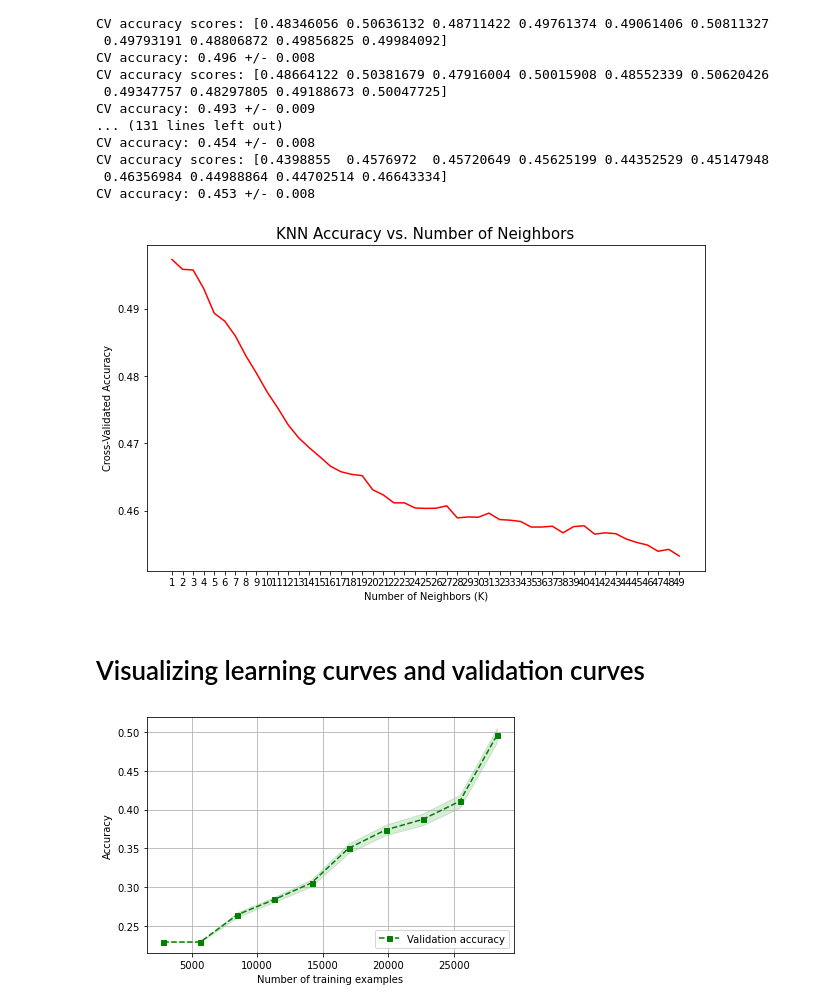
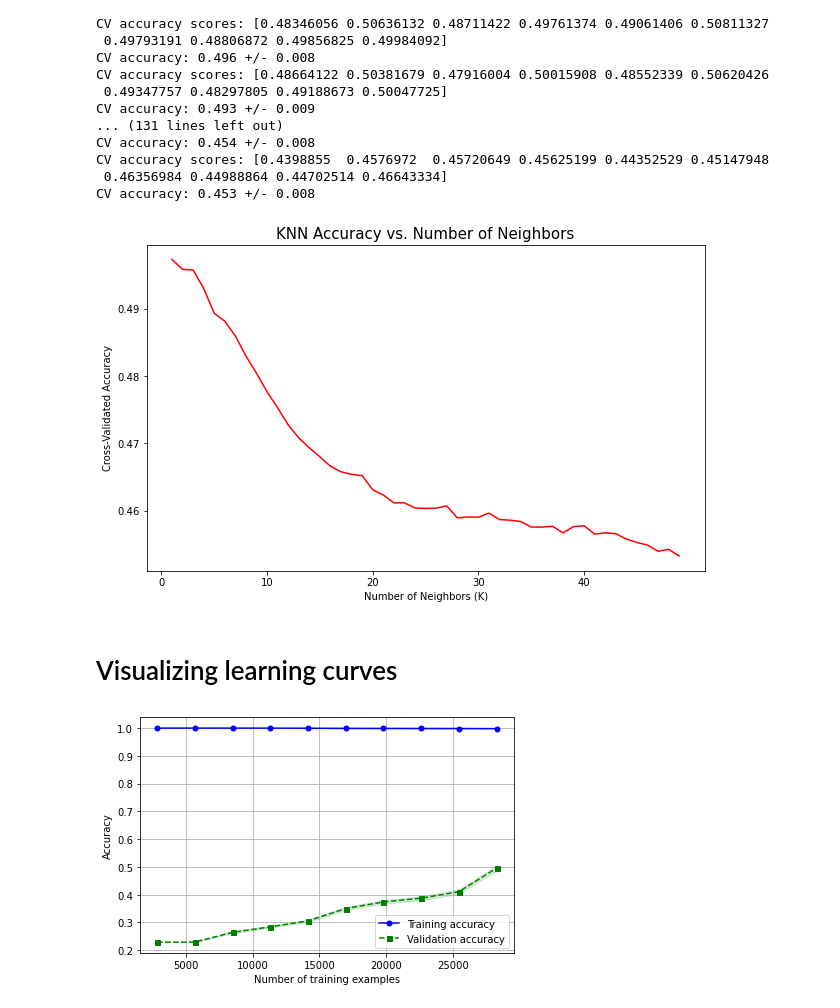
Before and after one commit to chikakoto/facial-expression-recognition, a Jupyter notebook: notebooks/5.0_KNN.ipynb, the cells around one changed output. Saved outputs shown, nothing was run; the diff lists cells and outputs as text; code cells hidden in the pictures.

Commit message:
Update KNN k-fold valification and learning curve

```diff
--- a/notebooks/5.0_KNN.ipynb
+++ b/notebooks/5.0_KNN.ipynb
@@ -1102,57 +1108,57 @@ CV accuracy scores: [0.4398855  0.4576972  0.45720649 0.45625199 0.44352529 0.45
 CV accuracy: 0.453 +/- 0.008
 # %%
 # Plot the cross-validated accuracy against n_neighbors parameter
-plt.figure(figsize=(15,6))
+plt.figure(figsize=(10,6))
 plt.plot(k_list, cv_scores, color = 'red')
 plt.title('KNN Accuracy vs. Number of Neighbors', size=15)
-plt.xticks(k_list)
+plt.xticks( range(0,50,10) )
 plt.xlabel('Number of Neighbors (K)')
 plt.ylabel('Cross-Validated Accuracy')
 plt.show()
 # %% [output]
-[figure, old version]
+[figure, new version]
 # %% [markdown]
-# Visualizing learning curves and validation curves
+# Visualizing learning curves
 # %%
 knn = KNN(n_neighbors=2, weights='distance', metric='minkowski')
 
 train_sizes, train_scores, test_scores =\
                 learning_curve(estimator=knn,
                                X=X_train,
                                y=y_train,
                                train_sizes=np.linspace(0.1, 1.0, 10),
                                cv=10,
                                n_jobs=1)
 
-# train_mean = np.mean(train_scores, axis=1)
-# train_std = np.std(train_scores, axis=1)
+train_mean = np.mean(train_scores, axis=1)
+train_std = np.std(train_scores, axis=1)
 test_mean = np.mean(test_scores, axis=1)
 test_std = np.std(test_scores, axis=1)
 
-# plt.plot(train_sizes, train_mean,
-#          color='blue', marker='o',
-#          markersize=5, label='Training accuracy')
+plt.plot(train_sizes, train_mean,
+         color='blue', marker='o',
+         markersize=5, label='Training accuracy')
 
-# plt.fill_between(train_sizes,
-#                  train_mean + train_std,
-#                  train_mean - train_std,
-#                  alpha=0.15, color='blue')
+plt.fill_between(train_sizes,
+                 train_mean + train_std,
+                 train_mean - train_std,
+                 alpha=0.15, color='blue')
 
 plt.plot(train_sizes, test_mean,
          color='green', linestyle='--',
          marker='s', markersize=5,
          label='Validation accuracy')
 
 plt.fill_between(train_sizes,
                  test_mean + test_std,
                  test_mean - test_std,
                  alpha=0.15, color='green')
 
 plt.grid()
 plt.xlabel('Number of training examples')
 plt.ylabel('Accuracy')
 plt.legend(loc='lower right')
 plt.tight_layout()
 plt.show()
 # %% [output]
-[figure, old version]
+[figure, new version]
```
Also changed, not shown: parts of 3 cells of this notebook.
